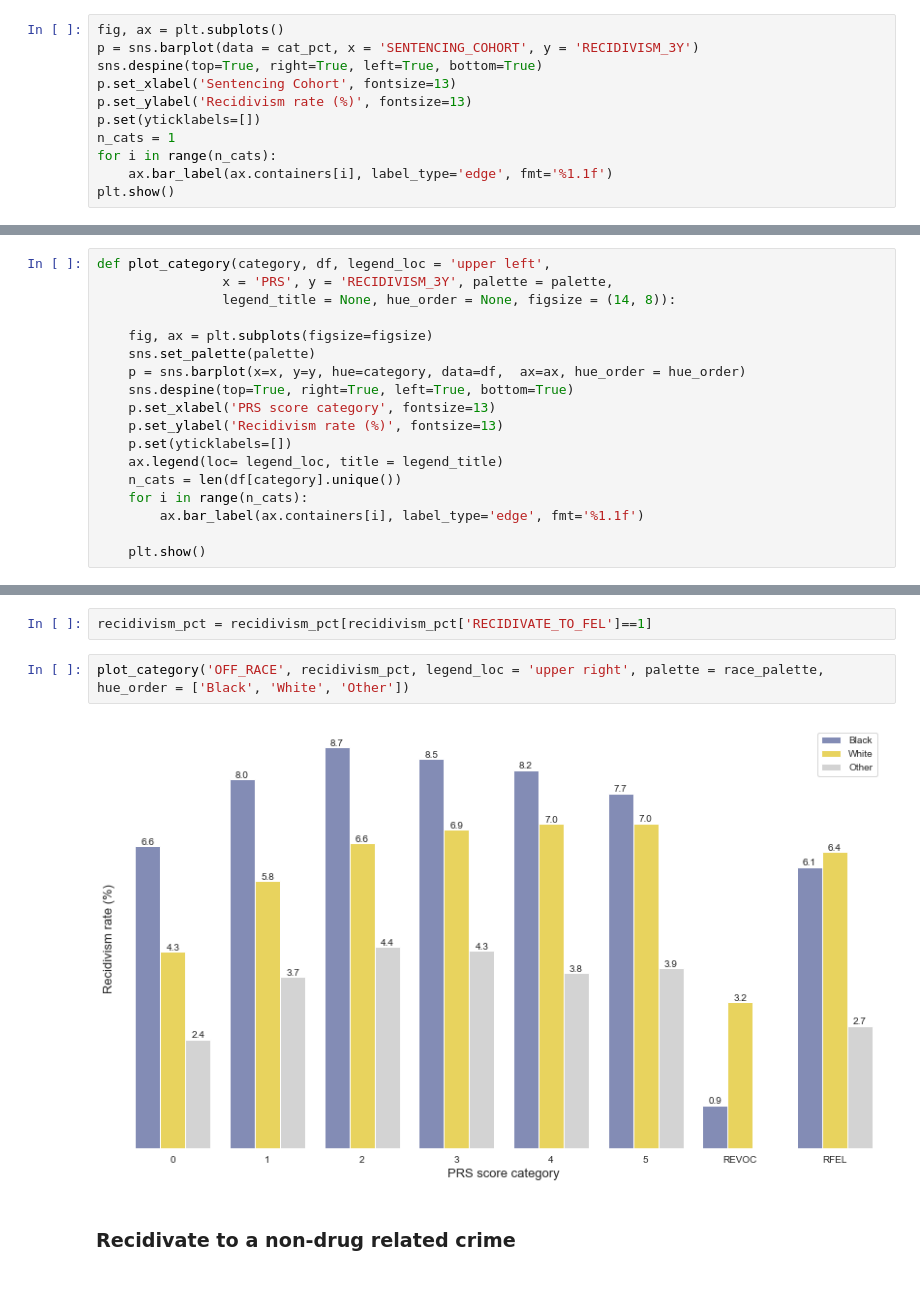
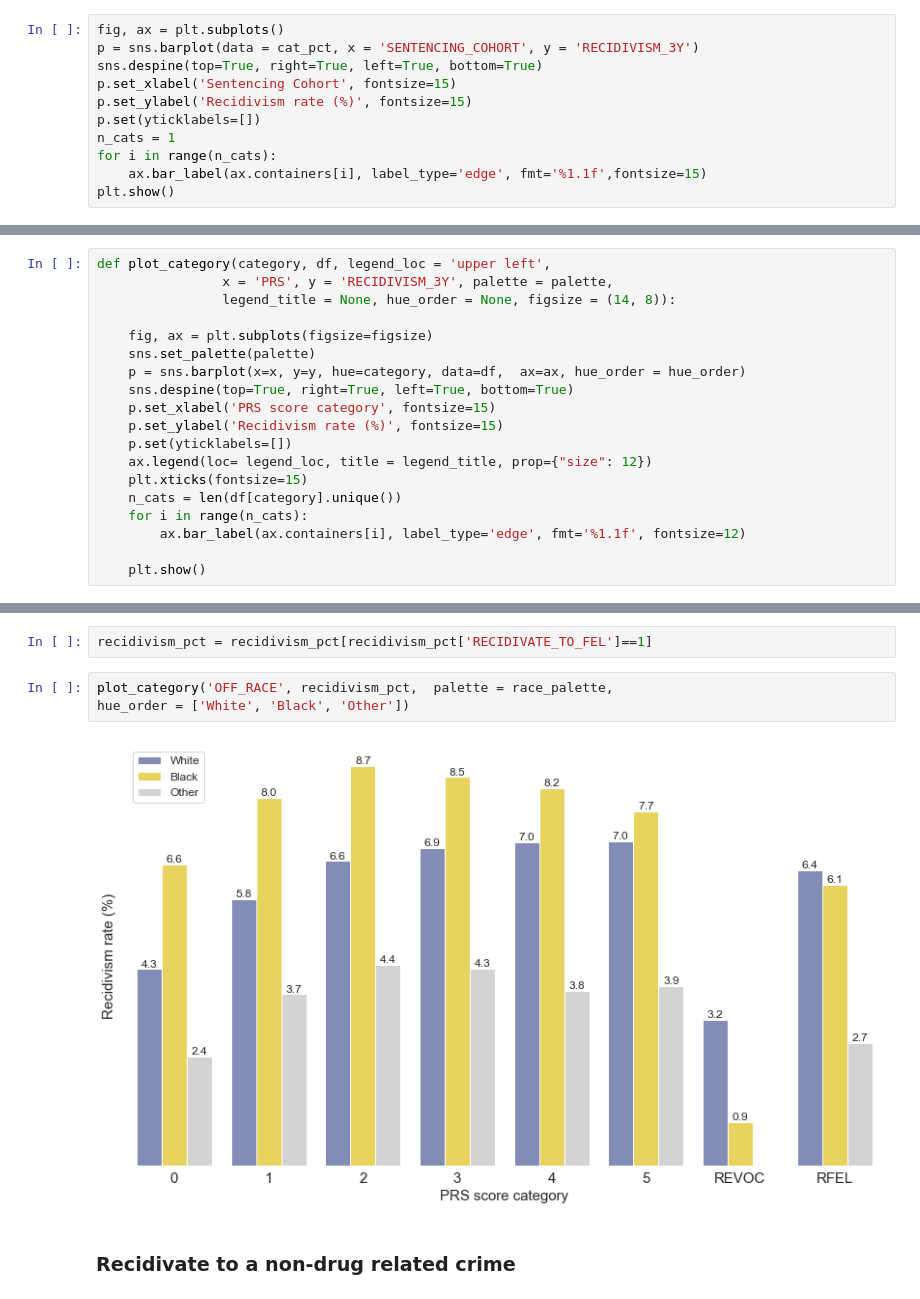
Before and after one commit to aud-z/PA_sentencing, a Jupyter notebook: initial_analyses.ipynb, the cells around one changed output, grey strips where cells are left out. Cells and saved outputs as stored; diff of their text form.

Commit message:
update visualizations

```diff
--- a/initial_analyses.ipynb
+++ b/initial_analyses.ipynb
@@ -150,11 +150,11 @@ plt.show()
 fig, ax = plt.subplots()
 p = sns.barplot(data = cat_pct, x = 'SENTENCING_COHORT', y = 'RECIDIVISM_3Y')
 sns.despine(top=True, right=True, left=True, bottom=True)
-p.set_xlabel('Sentencing Cohort', fontsize=13)
-p.set_ylabel('Recidivism rate (%)', fontsize=13)
+p.set_xlabel('Sentencing Cohort', fontsize=15)
+p.set_ylabel('Recidivism rate (%)', fontsize=15)
 p.set(yticklabels=[])
 n_cats = 1
 for i in range(n_cats):
-    ax.bar_label(ax.containers[i], label_type='edge', fmt='%1.1f')
+    ax.bar_label(ax.containers[i], label_type='edge', fmt='%1.1f',fontsize=15)
 plt.show()
 # %% [output]
@@ -168,13 +168,14 @@ def plot_category(category, df, legend_loc = 'upper left',
     sns.set_palette(palette)
     p = sns.barplot(x=x, y=y, hue=category, data=df,  ax=ax, hue_order = hue_order)
     sns.despine(top=True, right=True, left=True, bottom=True)
-    p.set_xlabel('PRS score category', fontsize=13)
-    p.set_ylabel('Recidivism rate (%)', fontsize=13)
+    p.set_xlabel('PRS score category', fontsize=15)
+    p.set_ylabel('Recidivism rate (%)', fontsize=15)
     p.set(yticklabels=[])
-    ax.legend(loc= legend_loc, title = legend_title)
+    ax.legend(loc= legend_loc, title = legend_title, prop={"size": 12})
+    plt.xticks(fontsize=15)
     n_cats = len(df[category].unique())
     for i in range(n_cats):
-        ax.bar_label(ax.containers[i], label_type='edge', fmt='%1.1f')
+        ax.bar_label(ax.containers[i], label_type='edge', fmt='%1.1f', fontsize=12)
 
     plt.show()
 # %%
@@ -434,10 +464,10 @@ Name: RECIDIVISM_3Y, dtype: float64
 # %%
 recidivism_pct = recidivism_pct[recidivism_pct['RECIDIVATE_TO_FEL']==1]
 # %%
-plot_category('OFF_RACE', recidivism_pct, legend_loc = 'upper right', palette = race_palette,
-hue_order = ['Black', 'White', 'Other'])
+plot_category('OFF_RACE', recidivism_pct,  palette = race_palette,
+hue_order = ['White', 'Black', 'Other'])
 # %% [output]
-[figure, old version]
+[figure, new version]
 # %% [markdown]
 ### Recidivate to a non-drug related crime
 # %%
```
Also changed, not shown: parts of 25 cells of this notebook.
